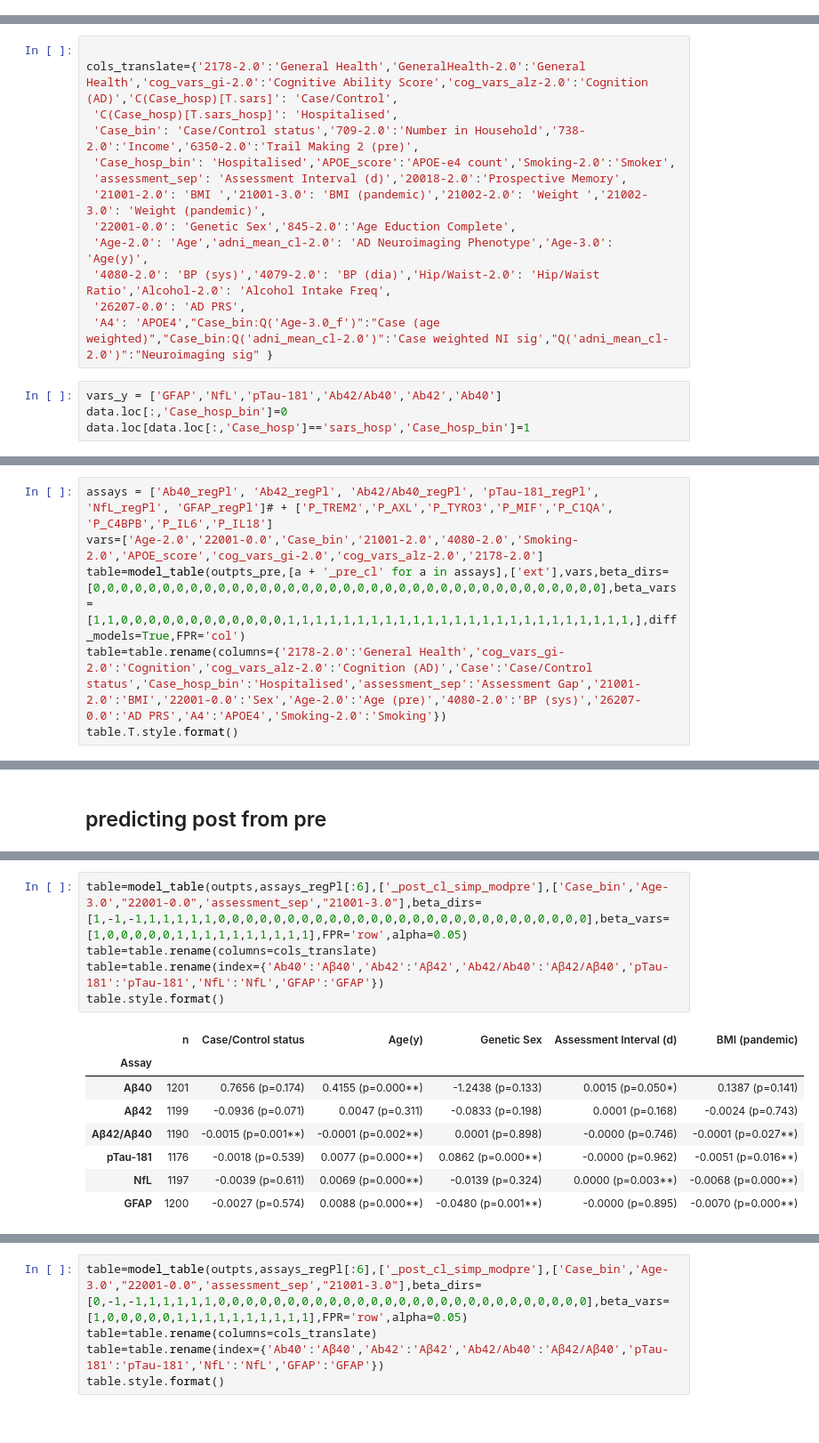
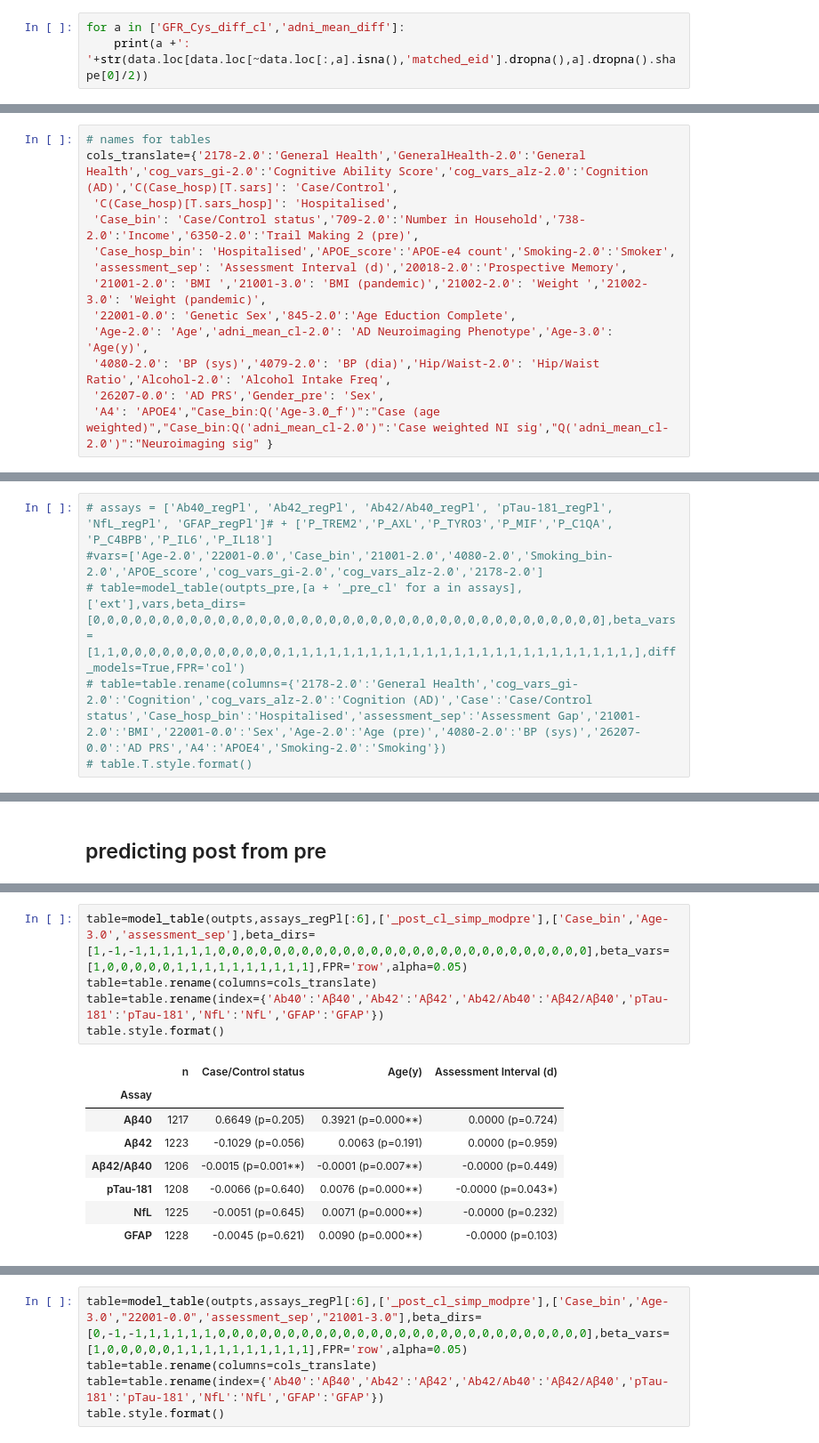
Before and after one commit to eduff/BIACOB, a Jupyter notebook: Basic_proteomics.ipynb, the cells around one changed output, grey strips where cells are left out. Shown at 89% size. Cells and saved outputs as stored; diff of their text form.

```diff
--- a/Basic_proteomics.ipynb
+++ b/Basic_proteomics.ipynb
@@ -1878,0 +1878,3 @@ out.loc['Female','Cases']='331/626'
+# %%
+for a in ['GFR_Cys_diff_cl','adni_mean_diff']:
+    print(a +': '+str(data.loc[data.loc[~data.loc[:,a].isna(),'matched_eid'].dropna(),a].dropna().shape[0]/2))
@@ -2716,7 +2656,7 @@ data.loc[(data.loc[:,'27990-0.0']==1)&(data.loc[:,'Case']=='sars'),['27992-0.0',
 outpts={}
 outpts_pre={}
 # %%
-
+# names for tables
 cols_translate={'2178-2.0':'General Health','GeneralHealth-2.0':'General Health','cog_vars_gi-2.0':'Cognitive Ability Score','cog_vars_alz-2.0':'Cognition (AD)','C(Case_hosp)[T.sars]': 'Case/Control',
  'C(Case_hosp)[T.sars_hosp]': 'Hospitalised',
  'Case_bin': 'Case/Control status','709-2.0':'Number in Household','738-2.0':'Income','6350-2.0':'Trail Making 2 (pre)',
@@ -2726,9 +2666,5 @@ cols_translate={'2178-2.0':'General Health','GeneralHealth-2.0':'General Health'
  '22001-0.0': 'Genetic Sex','845-2.0':'Age Eduction Complete',
  'Age-2.0': 'Age','adni_mean_cl-2.0': 'AD Neuroimaging Phenotype','Age-3.0': 'Age(y)',
  '4080-2.0': 'BP (sys)','4079-2.0': 'BP (dia)','Hip/Waist-2.0': 'Hip/Waist Ratio','Alcohol-2.0': 'Alcohol Intake Freq',
- '26207-0.0': 'AD PRS',
+ '26207-0.0': 'AD PRS','Gender_pre': 'Sex',
  'A4': 'APOE4',"Case_bin:Q('Age-3.0_f')":"Case (age weighted)","Case_bin:Q('adni_mean_cl-2.0')":'Case weighted NI sig',"Q('adni_mean_cl-2.0')":"Neuroimaging sig" }
-# %%
-vars_y = ['GFAP','NfL','pTau-181','Ab42/Ab40','Ab42','Ab40']
-data.loc[:,'Case_hosp_bin']=0
-data.loc[data.loc[:,'Case_hosp']=='sars_hosp','Case_hosp_bin']=1
@@ -3118,6 +2996,6 @@ table.T.style.format()
 # %%
-assays = ['Ab40_regPl', 'Ab42_regPl', 'Ab42/Ab40_regPl', 'pTau-181_regPl', 'NfL_regPl', 'GFAP_regPl']# + ['P_TREM2','P_AXL','P_TYRO3','P_MIF','P_C1QA', 'P_C4BPB','P_IL6','P_IL18']
-vars=['Age-2.0','22001-0.0','Case_bin','21001-2.0','4080-2.0','Smoking-2.0','APOE_score','cog_vars_gi-2.0','cog_vars_alz-2.0','2178-2.0']
-table=model_table(outpts_pre,[a + '_pre_cl' for a in assays],['ext'],vars,beta_dirs=[0,0,0,0,0,0,0,0,0,0,0,0,0,0,0,0,0,0,0,0,0,0,0,0,0,0,0,0,0,0,0,0,0,0,0,0,0],beta_vars=[1,1,0,0,0,0,0,0,0,0,0,0,0,0,1,1,1,1,1,1,1,1,1,1,1,1,1,1,1,1,1,1,1,1,1,1,1,1,1,],diff_models=True,FPR='col')
-table=table.rename(columns={'2178-2.0':'General Health','cog_vars_gi-2.0':'Cognition','cog_vars_alz-2.0':'Cognition (AD)','Case':'Case/Control status','Case_hosp_bin':'Hospitalised','assessment_sep':'Assessment Gap','21001-2.0':'BMI','22001-0.0':'Sex','Age-2.0':'Age (pre)','4080-2.0':'BP (sys)','26207-0.0':'AD PRS','A4':'APOE4','Smoking-2.0':'Smoking'})
-table.T.style.format()
+# assays = ['Ab40_regPl', 'Ab42_regPl', 'Ab42/Ab40_regPl', 'pTau-181_regPl', 'NfL_regPl', 'GFAP_regPl']# + ['P_TREM2','P_AXL','P_TYRO3','P_MIF','P_C1QA', 'P_C4BPB','P_IL6','P_IL18']
+#vars=['Age-2.0','22001-0.0','Case_bin','21001-2.0','4080-2.0','Smoking_bin-2.0','APOE_score','cog_vars_gi-2.0','cog_vars_alz-2.0','2178-2.0']
+# table=model_table(outpts_pre,[a + '_pre_cl' for a in assays],['ext'],vars,beta_dirs=[0,0,0,0,0,0,0,0,0,0,0,0,0,0,0,0,0,0,0,0,0,0,0,0,0,0,0,0,0,0,0,0,0,0,0,0,0],beta_vars=[1,1,0,0,0,0,0,0,0,0,0,0,0,0,1,1,1,1,1,1,1,1,1,1,1,1,1,1,1,1,1,1,1,1,1,1,1,1,1,],diff_models=True,FPR='col')
+# table=table.rename(columns={'2178-2.0':'General Health','cog_vars_gi-2.0':'Cognition','cog_vars_alz-2.0':'Cognition (AD)','Case':'Case/Control status','Case_hosp_bin':'Hospitalised','assessment_sep':'Assessment Gap','21001-2.0':'BMI','22001-0.0':'Sex','Age-2.0':'Age (pre)','4080-2.0':'BP (sys)','26207-0.0':'AD PRS','A4':'APOE4','Smoking-2.0':'Smoking'})
+# table.T.style.format()
@@ -3656,14 +3536,14 @@ Case model 2
 # %%
-table=model_table(outpts,assays_regPl[:6],['_post_cl_simp_modpre'],['Case_bin','Age-3.0',"22001-0.0",'assessment_sep',"21001-3.0"],beta_dirs=[1,-1,-1,1,1,1,1,1,0,0,0,0,0,0,0,0,0,0,0,0,0,0,0,0,0,0,0,0,0,0,0,0,0,0,0],beta_vars=[1,0,0,0,0,0,1,1,1,1,1,1,1,1,1,1],FPR='row',alpha=0.05)
+table=model_table(outpts,assays_regPl[:6],['_post_cl_simp_modpre'],['Case_bin','Age-3.0','assessment_sep'],beta_dirs=[1,-1,-1,1,1,1,1,1,0,0,0,0,0,0,0,0,0,0,0,0,0,0,0,0,0,0,0,0,0,0,0,0,0,0,0],beta_vars=[1,0,0,0,0,0,1,1,1,1,1,1,1,1,1,1],FPR='row',alpha=0.05)
 table=table.rename(columns=cols_translate)
 table=table.rename(index={'Ab40':'Aβ40','Ab42':'Aβ42','Ab42/Ab40':'Aβ42/Aβ40','pTau-181':'pTau-181','NfL':'NfL','GFAP':'GFAP'})
 table.style.format()
 # %% [output]
-|  | n | Case/Control status | Age(y) | Genetic Sex | Assessment Interval (d) | BMI (pandemic) |
-| Assay |  |  |  |  |  |  |
-| Aβ40 | 1201 | 0.7656 (p=0.174) | 0.4155 (p=0.000**) | -1.2438 (p=0.133) | 0.0015 (p=0.050*) | 0.1387 (p=0.141) |
-| Aβ42 | 1199 | -0.0936 (p=0.071) | 0.0047 (p=0.311) | -0.0833 (p=0.198) | 0.0001 (p=0.168) | -0.0024 (p=0.743) |
-| Aβ42/Aβ40 | 1190 | -0.0015 (p=0.001**) | -0.0001 (p=0.002**) | 0.0001 (p=0.898) | -0.0000 (p=0.746) | -0.0001 (p=0.027**) |
-| pTau-181 | 1176 | -0.0018 (p=0.539) | 0.0077 (p=0.000**) | 0.0862 (p=0.000**) | -0.0000 (p=0.962) | -0.0051 (p=0.016**) |
-| NfL | 1197 | -0.0039 (p=0.611) | 0.0069 (p=0.000**) | -0.0139 (p=0.324) | 0.0000 (p=0.003**) | -0.0068 (p=0.000**) |
-| GFAP | 1200 | -0.0027 (p=0.574) | 0.0088 (p=0.000**) | -0.0480 (p=0.001**) | -0.0000 (p=0.895) | -0.0070 (p=0.000**) |
+|  | n | Case/Control status | Age(y) | Assessment Interval (d) |
+| Assay |  |  |  |  |
+| Aβ40 | 1217 | 0.6649 (p=0.205) | 0.3921 (p=0.000**) | 0.0000 (p=0.724) |
+| Aβ42 | 1223 | -0.1029 (p=0.056) | 0.0063 (p=0.191) | 0.0000 (p=0.959) |
+| Aβ42/Aβ40 | 1206 | -0.0015 (p=0.001**) | -0.0001 (p=0.007**) | -0.0000 (p=0.449) |
+| pTau-181 | 1208 | -0.0066 (p=0.640) | 0.0076 (p=0.000**) | -0.0000 (p=0.043*) |
+| NfL | 1225 | -0.0051 (p=0.645) | 0.0071 (p=0.000**) | -0.0000 (p=0.232) |
+| GFAP | 1228 | -0.0045 (p=0.621) | 0.0090 (p=0.000**) | -0.0000 (p=0.103) |
```
Also changed, not shown: parts of 146 cells of this notebook, 1 other file.
